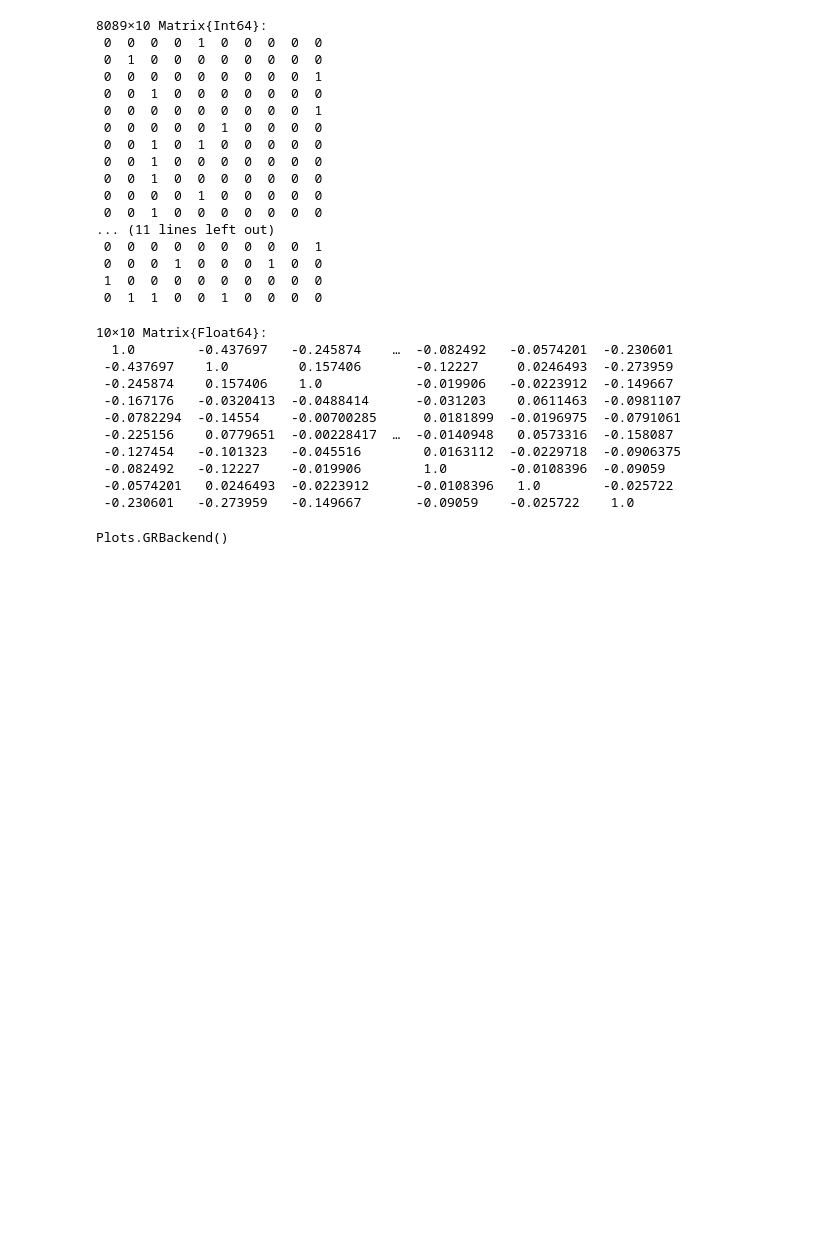
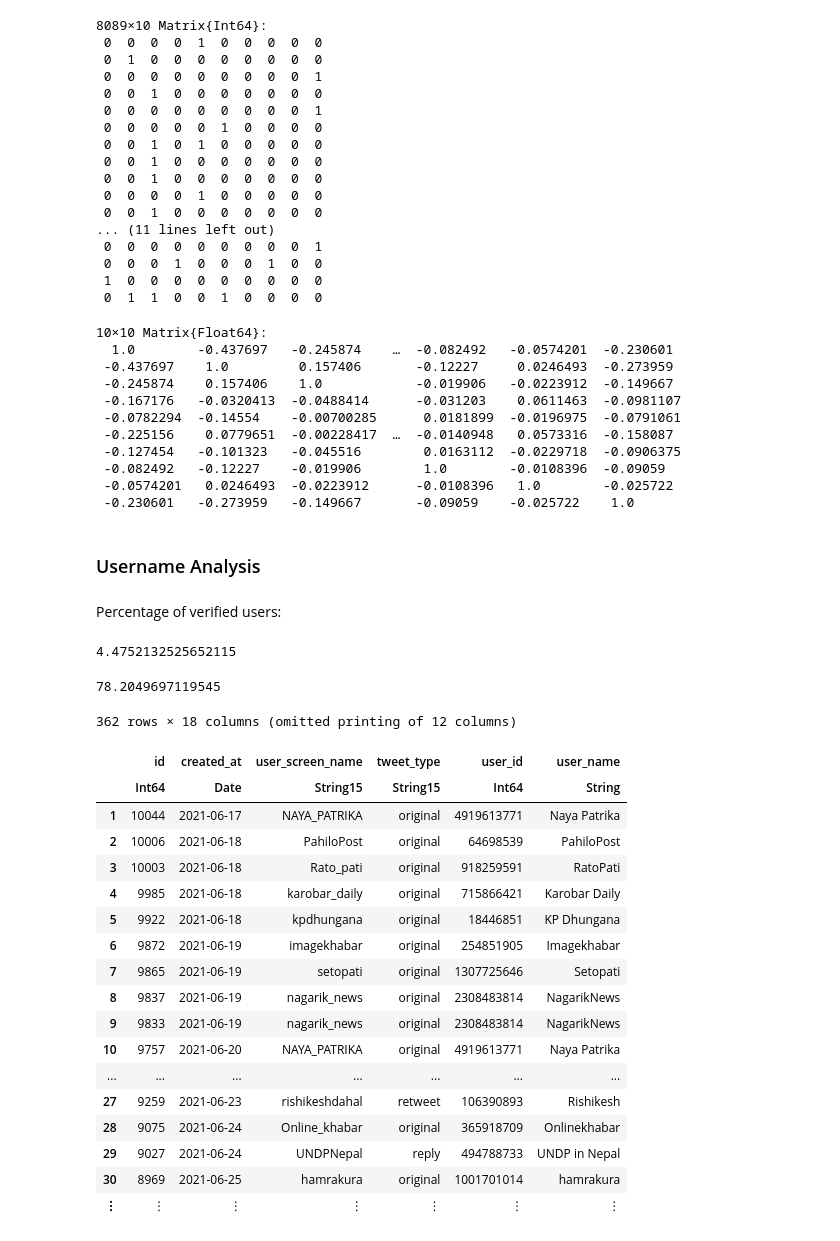
Before and after one commit to naamiinepal/covid-tweet-classification, a Jupyter notebook: analysis/Analysis.ipynb, the cells around one changed output. Cells and saved outputs as stored; diff of their text form; code cells hidden in the pictures; blank space fills up the shorter version.

Commit message:
Analysis Done

```diff
--- a/analysis/Analysis.ipynb
+++ b/analysis/Analysis.ipynb
@@ -307,7 +279,37 @@ cor(df1)
  -0.230601   -0.273959   -0.149667       -0.09059    -0.025722    1.0
 # %%
 heatmap(["CS", "V", "P", "H", "L", "C V", "L D P","W V" ,"M", "O"],["Covid Stats","Vaccination","Politics","Humour", "Lockdown", "Civic Views", "Life During Pandemic","Waves and Variants", "Misinformation", "Others"],cor(df1),yflip=true)
-# %%
-backend()
-# %% [output]
-Plots.GRBackend()
+# %% [markdown]
+### Username Analysis
+# %% [markdown]
+Percentage of verified users:
+# %%
+(size(filter(:user_verified => x-> x==true, df))[1]/size(df)[1])*100
+# %% [output]
+4.4752132525652115
+# %%
+(size(filter(:tweet_type => x-> x=="original", df))[1]/size(df)[1])*100
+# %% [output]
+78.2049697119545
+# %%
+verified = filter(:user_verified => x-> x==true, df)
+# %% [output]
+362 rows × 18 columns (omitted printing of 12 columns)
+|  | id | created_at | user_screen_name | tweet_type | user_id | user_name |
+|  | Int64 | Date | String15 | String15 | Int64 | String |
+| 1 | 10044 | 2021-06-17 | NAYA_PATRIKA | original | 4919613771 | Naya Patrika |
+| 2 | 10006 | 2021-06-18 | PahiloPost | original | 64698539 | PahiloPost |
+| 3 | 10003 | 2021-06-18 | Rato_pati | original | 918259591 | RatoPati |
+| 4 | 9985 | 2021-06-18 | karobar_daily | original | 715866421 | Karobar Daily |
+| 5 | 9922 | 2021-06-18 | kpdhungana | original | 18446851 | KP Dhungana |
+| 6 | 9872 | 2021-06-19 | imagekhabar | original | 254851905 | Imagekhabar |
+| 7 | 9865 | 2021-06-19 | setopati | original | 1307725646 | Setopati |
+| 8 | 9837 | 2021-06-19 | nagarik_news | original | 2308483814 | NagarikNews |
+| 9 | 9833 | 2021-06-19 | nagarik_news | original | 2308483814 | NagarikNews |
+| 10 | 9757 | 2021-06-20 | NAYA_PATRIKA | original | 4919613771 | Naya Patrika |
+| ... | ... | ... | ... | ... | ... | ... |
+| 27 | 9259 | 2021-06-23 | rishikeshdahal | retweet | 106390893 | Rishikesh |
+| 28 | 9075 | 2021-06-24 | Online_khabar | original | 365918709 | Onlinekhabar |
+| 29 | 9027 | 2021-06-24 | UNDPNepal | reply | 494788733 | UNDP in Nepal |
+| 30 | 8969 | 2021-06-25 | hamrakura | original | 1001701014 | hamrakura |
+| ⋮ | ⋮ | ⋮ | ⋮ | ⋮ | ⋮ | ⋮ |
```
Also changed, not shown: parts of 7 cells of this notebook, 31 other files.
